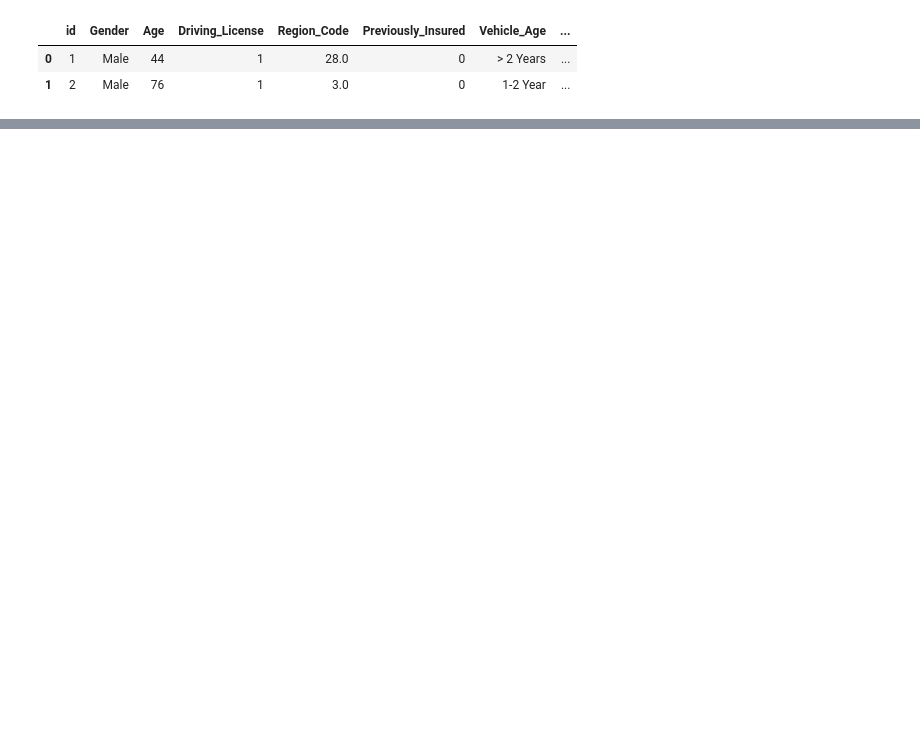
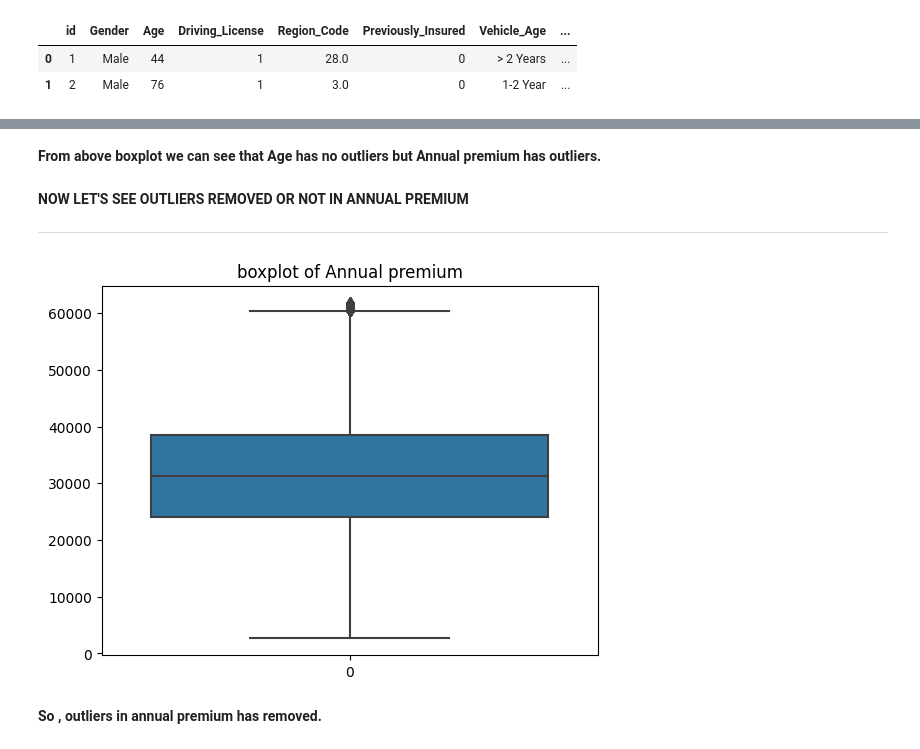
Before and after one commit to kanakpriyatiwari/HEALTH-INSURANCE-CROSS-SELL-PREDICTION, a Jupyter notebook: Copy_of_HEALTH_INSURANCE_CROSS_SELL_PREDICTION.ipynb, the cells around one changed output, grey strips where cells are left out. Saved outputs shown, nothing was run; the diff lists cells and outputs as text; code cells hidden in the pictures; blank space fills up the shorter version.

```diff
--- a/Copy_of_HEALTH_INSURANCE_CROSS_SELL_PREDICTION.ipynb
+++ b/Copy_of_HEALTH_INSURANCE_CROSS_SELL_PREDICTION.ipynb
@@ -288,0 +353,26 @@ insurance_df.head(2)
+# %% [markdown]
+**From above boxplot we can see that Age has no outliers but Annual premium has outliers.**
+# %%
+# Calculate the interquartile range (IQR) for the "Annual_Premium" column
+q1 = insurance_df['Annual_Premium'].quantile(0.25)
+q3 = insurance_df['Annual_Premium'].quantile(0.75)
+iqr = q3 - q1
+
+# Calculate the lower and upper bounds for outliers
+lower_bound = q1 - 1.5*iqr
+upper_bound = q3 + 1.5*iqr
+
+# Remove outliers from the "Annual_Premium" column
+df = insurance_df[(insurance_df['Annual_Premium'] >= lower_bound) & (insurance_df['Annual_Premium'] <= upper_bound)]
+# %% [markdown]
+**NOW LET'S SEE OUTLIERS REMOVED OR NOT IN ANNUAL PREMIUM**
+
+---
+# %%
+sns.boxplot(df['Annual_Premium'])
+plt.title("boxplot of Annual premium")
+plt.show()
+# %% [output]
+[figure, added]
+# %% [markdown]
+**So , outliers in annual premium has removed.**
```
Also changed, not shown: parts of 11 cells of this notebook.
